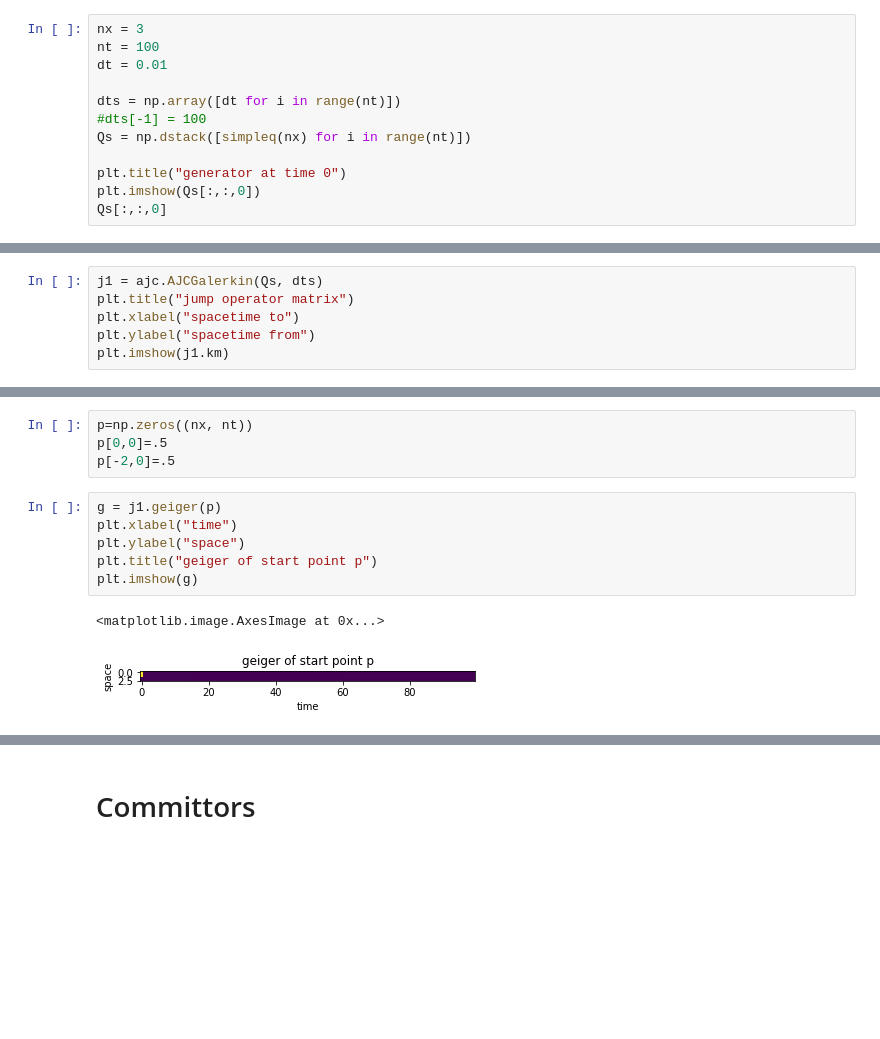
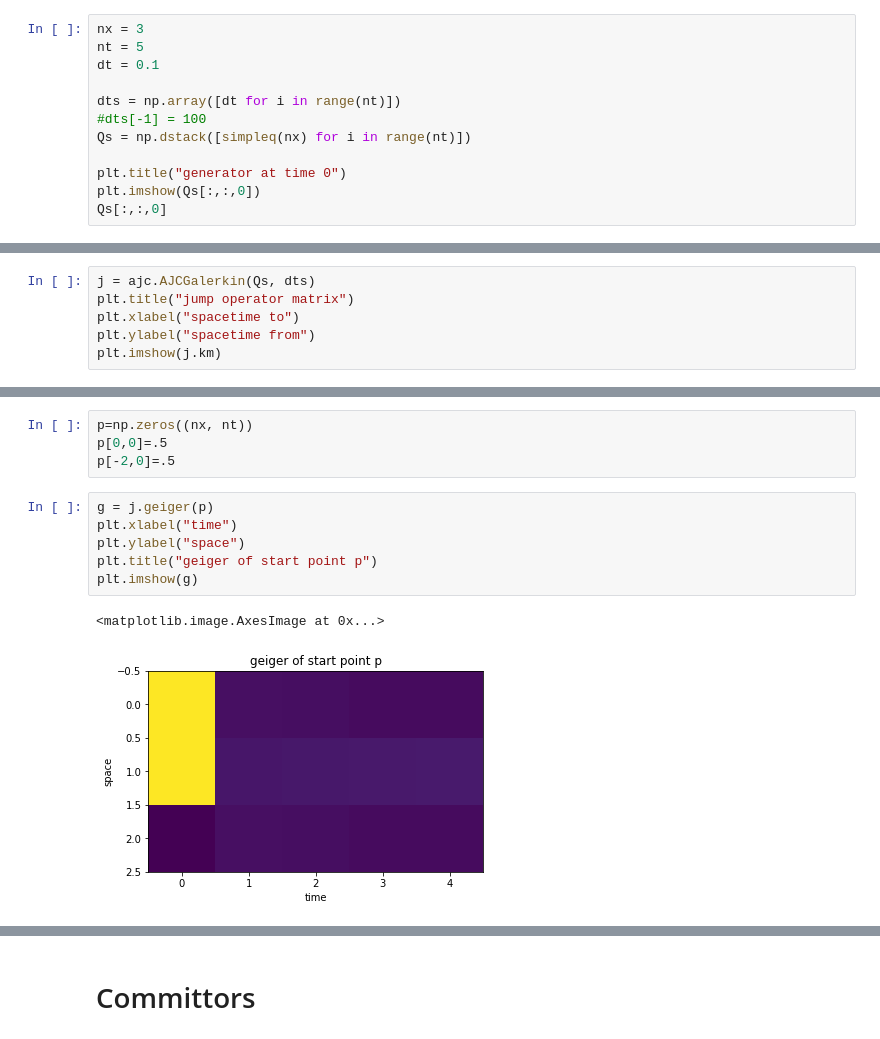
Before and after one commit to axsk/augmented-jump-chain, a Jupyter notebook: ajctest.ipynb, the cells around one changed output, grey strips where cells are left out. Cells and saved outputs as stored; diff of their text form; blank space fills up the shorter version.

```diff
--- a/ajctest.ipynb
+++ b/ajctest.ipynb
@@ -13,8 +13,8 @@ def simpleq(n):
     return Q
 # %%
 nx = 3
-nt = 100
-dt = 0.01
+nt = 5
+dt = 0.1
 
 dts = np.array([dt for i in range(nt)])
 #dts[-1] = 100
@@ -29,10 +29,10 @@ array([[-1.,  1.,  0.],
        [ 0.,  1., -1.]])
 [figure]
 # %%
-j1 = ajc.AJCGalerkin(Qs, dts)
+j = ajc.AJCGalerkin(Qs, dts)
 plt.title("jump operator matrix")
 plt.xlabel("spacetime to")
 plt.ylabel("spacetime from")
-plt.imshow(j1.km)
+plt.imshow(j.km)
 # %% [output]
 <matplotlib.image.AxesImage at 0x...>
@@ -49,12 +49,12 @@ p=np.zeros((nx, nt))
 p[0,0]=.5
 p[-2,0]=.5
 # %%
-g = j1.geiger(p)
+g = j.geiger(p)
 plt.xlabel("time")
 plt.ylabel("space")
 plt.title("geiger of start point p")
 plt.imshow(g)
 # %% [output]
 <matplotlib.image.AxesImage at 0x...>
-[figure, old version]
+[figure, new version]
 # %%
```
Also changed, not shown: parts of 21 cells of this notebook, 1 other file.
